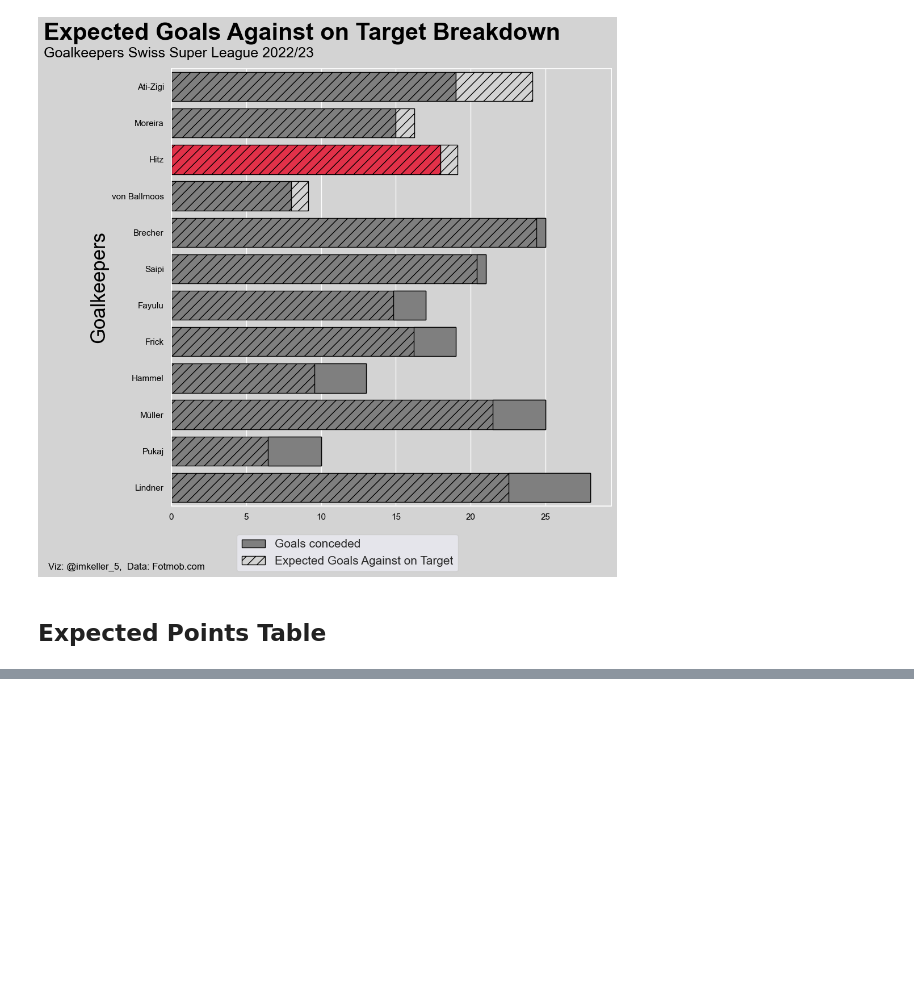
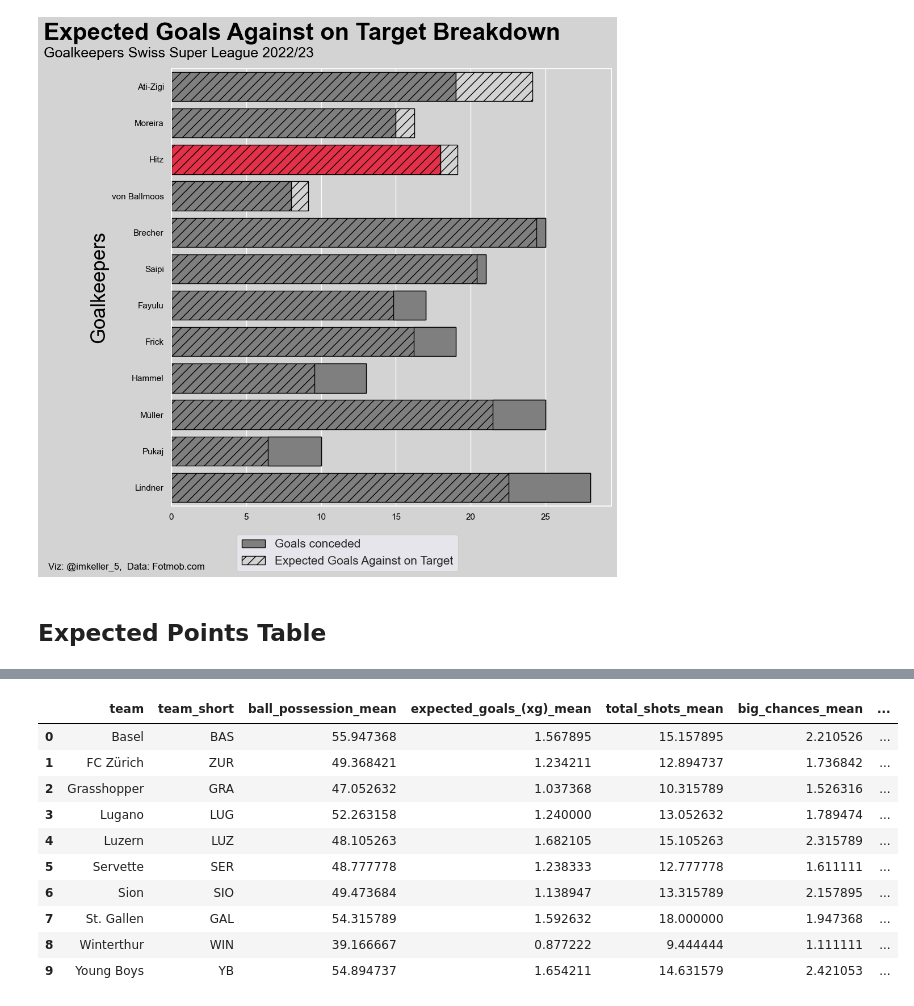
Before and after one commit to TK5-Tim/ds-projects, a Jupyter notebook: rsl/rsl_22_23_half_season_review.ipynb, the cells around one changed output, grey strips where cells are left out. Cells and saved outputs as stored; diff of their text form; code cells hidden in the pictures; blank space fills up the shorter version.

```diff
--- a/rsl/rsl_22_23_half_season_review.ipynb
+++ b/rsl/rsl_22_23_half_season_review.ipynb
@@ -776,0 +842,22 @@ df_shots_xpt = df_shots[['match_id', 'shot_id', 'team_id', 'expected_goals','exp
+# %%
+df_teams['league_position'] = df_teams['team'].map(lambda x: test[x])
+# %%
+df_teams['expected_league_position'] = df_teams['xpts_sum'].rank(ascending=False, numeric_only=True)
+# %%
+df_teams['leauge_position_over_expected'] = df_teams['expected_league_position'] - df_teams['league_position']
+# %%
+df_teams['logo_url'] = df_teams['team_short'].map(team_logo_url)
+# %%
+df_teams
+# %% [output]
+|  | team | team_short | ball_possession_mean | expected_goals_(xg)_mean | total_shots_mean | big_chances_mean | ... |
+| 0 | Basel | BAS | 55.947368 | 1.567895 | 15.157895 | 2.210526 | ... |
+| 1 | FC Zürich | ZUR | 49.368421 | 1.234211 | 12.894737 | 1.736842 | ... |
+| 2 | Grasshopper | GRA | 47.052632 | 1.037368 | 10.315789 | 1.526316 | ... |
+| 3 | Lugano | LUG | 52.263158 | 1.240000 | 13.052632 | 1.789474 | ... |
+| 4 | Luzern | LUZ | 48.105263 | 1.682105 | 15.105263 | 2.315789 | ... |
+| 5 | Servette | SER | 48.777778 | 1.238333 | 12.777778 | 1.611111 | ... |
+| 6 | Sion | SIO | 49.473684 | 1.138947 | 13.315789 | 2.157895 | ... |
+| 7 | St. Gallen | GAL | 54.315789 | 1.592632 | 18.000000 | 1.947368 | ... |
+| 8 | Winterthur | WIN | 39.166667 | 0.877222 | 9.444444 | 1.111111 | ... |
+| 9 | Young Boys | YB | 54.894737 | 1.654211 | 14.631579 | 2.421053 | ... |
```
Also changed, not shown: parts of 28 cells of this notebook, 4 other files.
